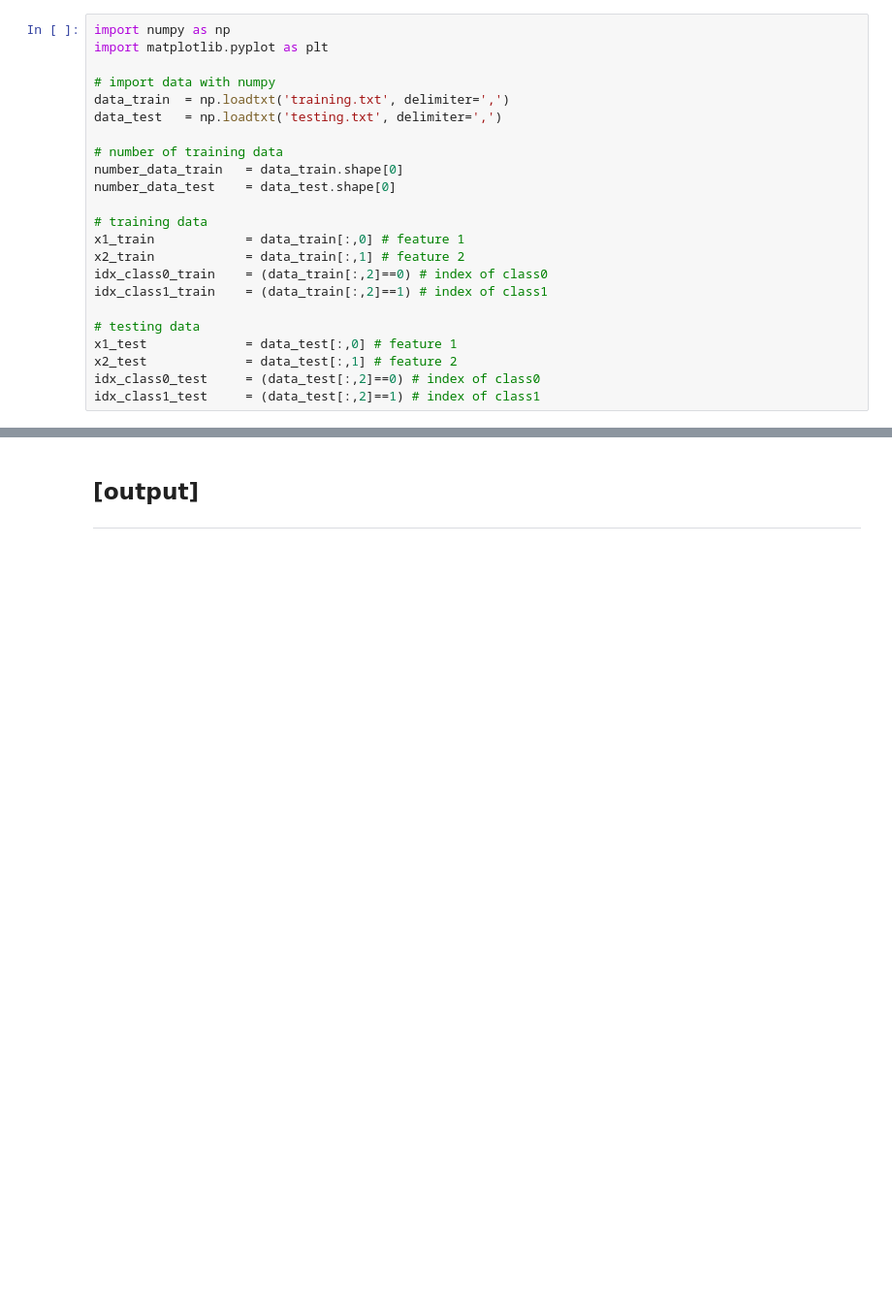
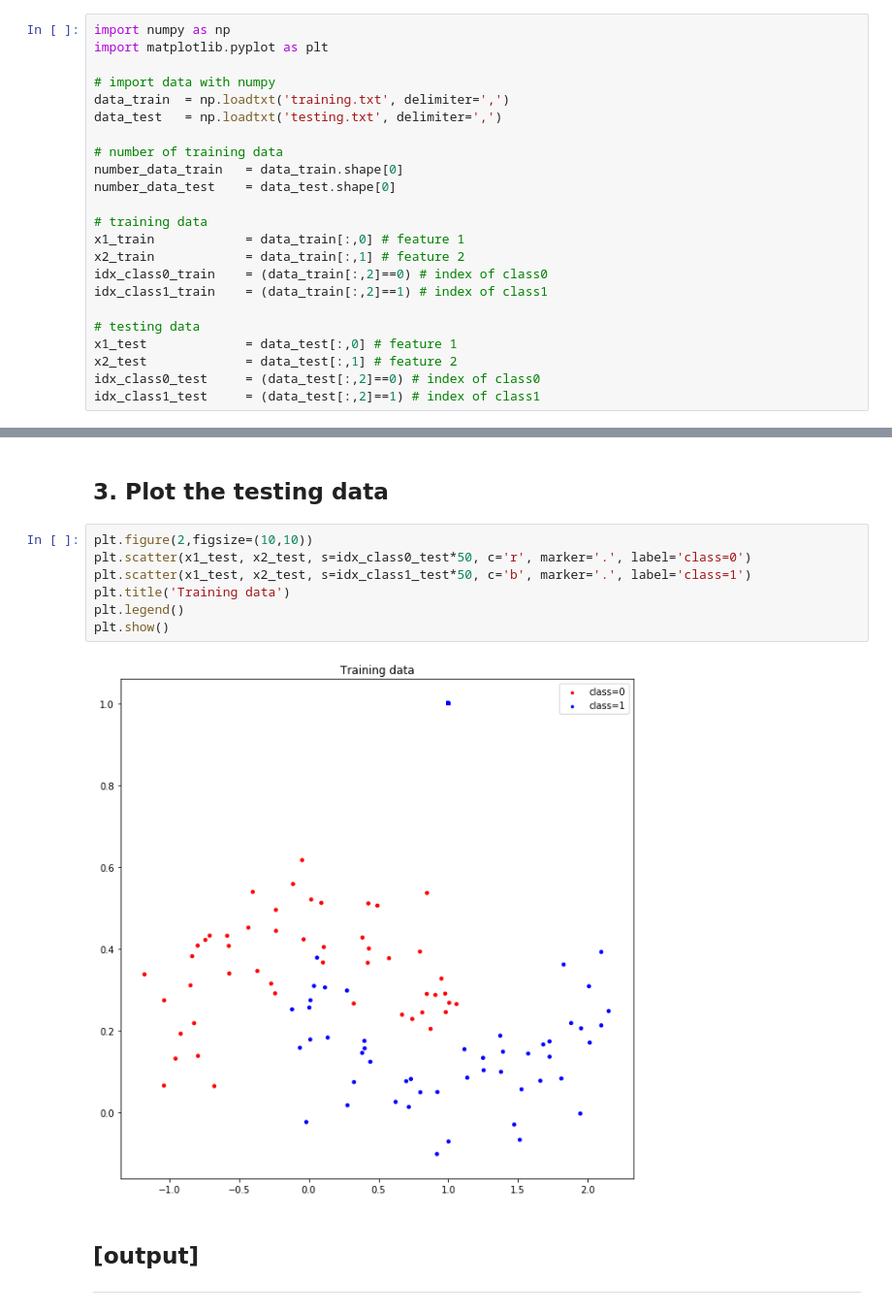
Before and after one commit to kiissy/machine-learning, a Jupyter notebook: Assignment6/assignment-06.ipynb, the cells around one changed output, grey strips where cells are left out. Shown at 97% size. Cells and saved outputs as stored; diff of their text form; blank space fills up the shorter version.

```diff
--- a/Assignment6/assignment-06.ipynb
+++ b/Assignment6/assignment-06.ipynb
@@ -32,3 +42,14 @@ idx_class1_test     = (data_test[:,2]==1) # index of class1
+# %% [markdown]
+## 3. Plot the testing data
+# %%
+plt.figure(2,figsize=(10,10))
+plt.scatter(x1_test, x2_test, s=idx_class0_test*50, c='r', marker='.', label='class=0')
+plt.scatter(x1_test, x2_test, s=idx_class1_test*50, c='b', marker='.', label='class=1')
+plt.title('Training data')
+plt.legend()
+plt.show()
+# %% [output]
+[figure, added]
 # %% [markdown]
 ## [output]
 <hr>
```
Also changed, not shown: parts of 3 cells of this notebook.
